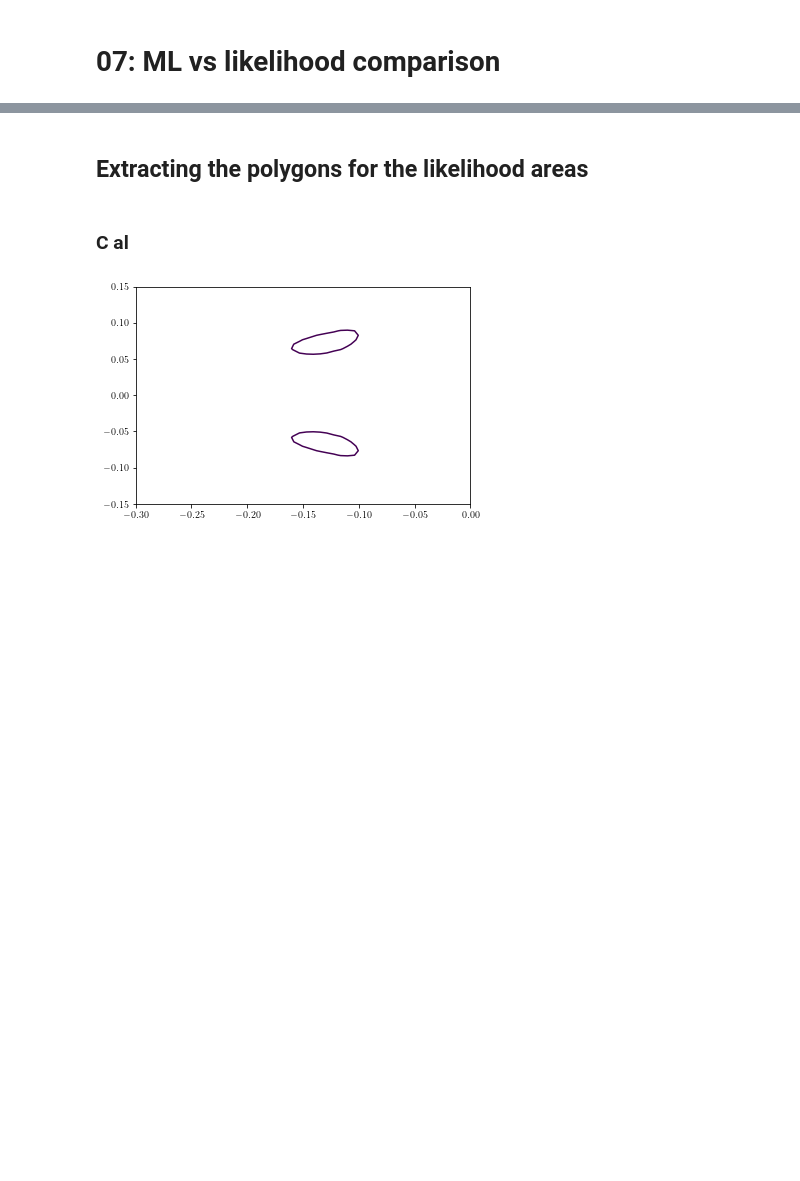
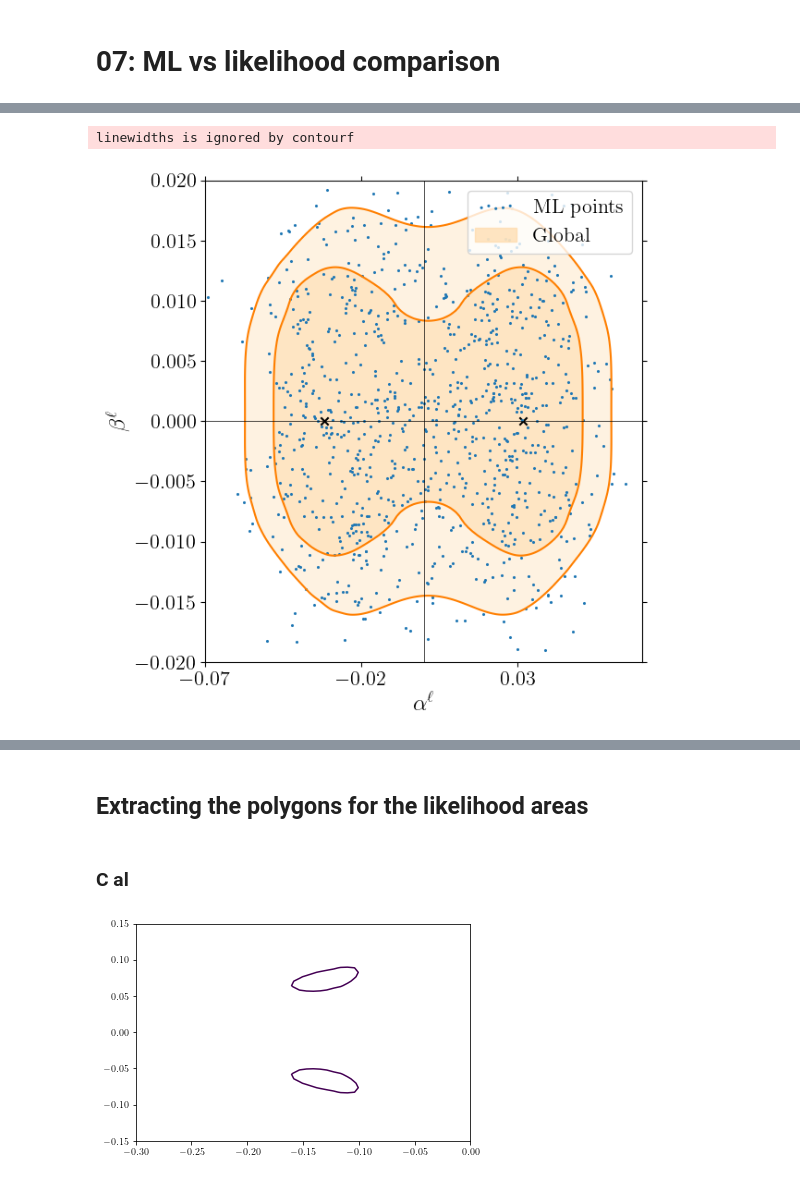
Before and after one commit to Jorge-Alda/SMEFT19-notebooks, a Jupyter notebook: PaperML/07_newplots.ipynb, the cells around one changed output, grey strips where cells are left out. Saved outputs shown, nothing was run; the diff lists cells and outputs as text; code cells hidden in the pictures; blank space fills up the shorter version.

```diff
--- a/PaperML/07_newplots.ipynb
+++ b/PaperML/07_newplots.ipynb
@@ -352,3 +359,19 @@ Plots a contour plot of the log-likelihood of the fit.
     plt.tight_layout(pad=0.5)
     if fout is not None:
         fig.savefig(fout+'.pdf')
+# %%
+def read_meshgrid_albl(par_x, par_y, n=30):
+    index_x = coefs.index(par_x)
+    index_y = coefs.index(par_y)
+    xcoords = np.linspace(-0.07, 0.07, n)
+    ycoords = np.linspace(-0.04, 0.04, n)
+    glob = pd.read_csv(f"../data/likelihood/likelihood_rotBII_{par_x}{par_y}.dat", sep = '\t', header=None).values.T
+    return (xcoords, ycoords, {'Global': glob})
+
+fig = likelihood_plot2(read_meshgrid_albl('al', 'bl', n=50), mlpoints['al'], mlpoints['bl'],
+                -0.07, 0.07, dim_min[2], dim_max[2], [r'$\alpha^\ell$', r'$\beta^\ell$'], locleg='upper right',
+                colors=[4], bf=([bf1[1], bf1[2]], [-bf1[1], bf1[2]]),
+                widths=[1.5,]*5, ticks=(0.05, 0.005), fout='../data/plots/ml_albl_global')
+# %% [output]
+linewidths is ignored by contourf
+[figure, added]
```
Also changed, not shown: parts of 33 cells of this notebook, 47 other files.
